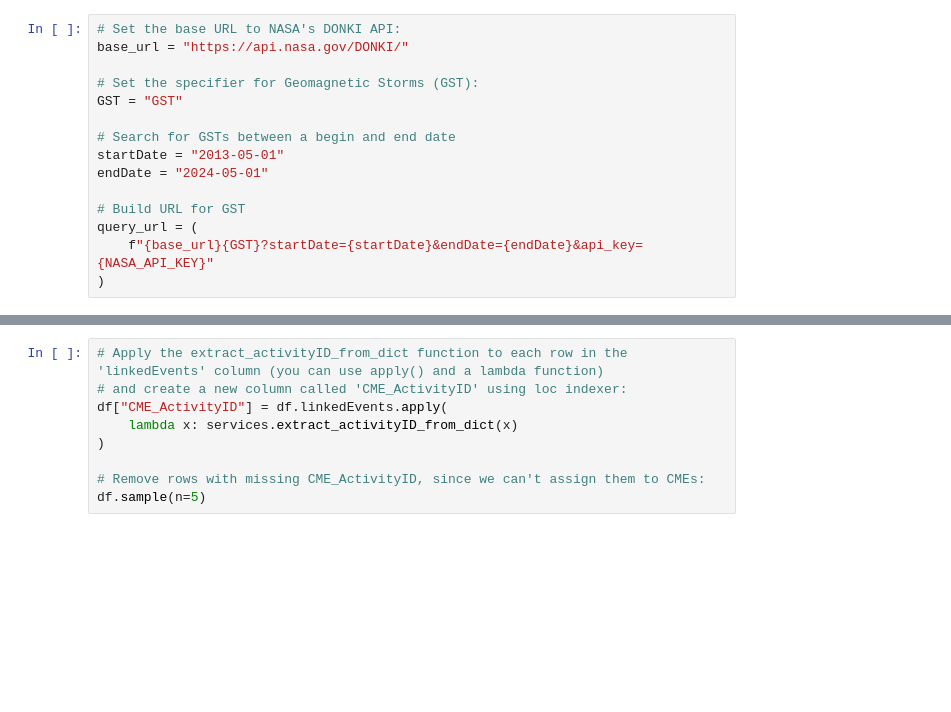
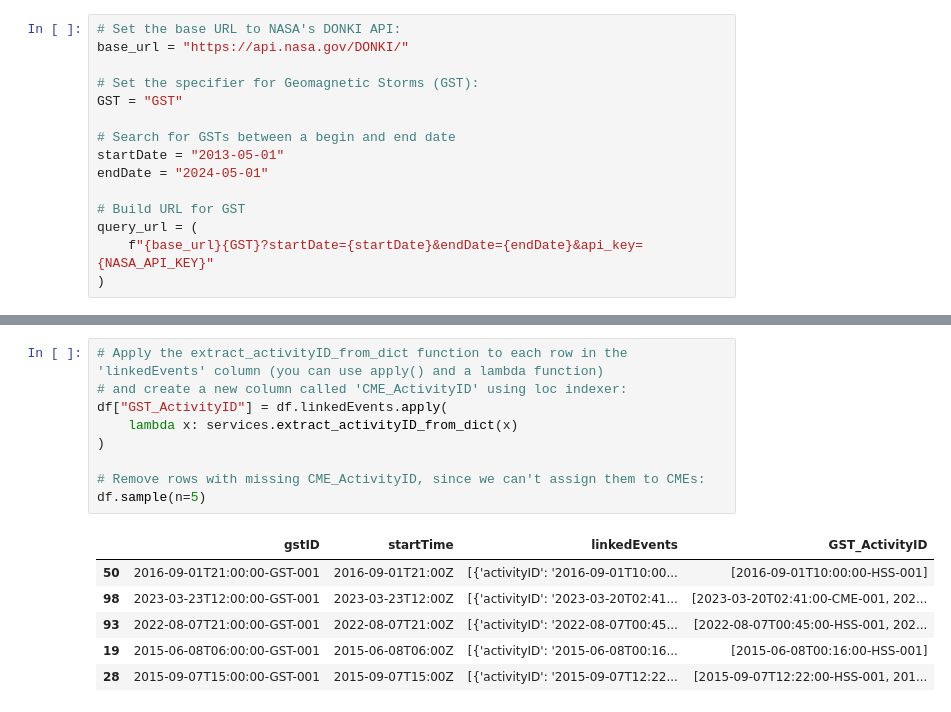
Before and after one commit to 00Smidge/data-sourcing-challenge, a Jupyter notebook: gst_data.ipynb, the cells around one changed output, grey strips where cells are left out. Cells and saved outputs as stored; diff of their text form; blank space fills up the shorter version.

```diff
--- a/gst_data.ipynb
+++ b/gst_data.ipynb
@@ -58,12 +96,19 @@ print(expanded_rows)
 # %%
 # Apply the extract_activityID_from_dict function to each row in the 'linkedEvents' column (you can use apply() and a lambda function)
 # and create a new column called 'CME_ActivityID' using loc indexer:
-df["CME_ActivityID"] = df.linkedEvents.apply(
+df["GST_ActivityID"] = df.linkedEvents.apply(
     lambda x: services.extract_activityID_from_dict(x)
 )
 
 # Remove rows with missing CME_ActivityID, since we can't assign them to CMEs:
 df.sample(n=5)
+# %% [output]
+|  | gstID | startTime | linkedEvents | GST_ActivityID |
+| 50 | 2016-09-01T21:00:00-GST-001 | 2016-09-01T21:00Z | [{'activityID': '2016-09-01T10:00... | [2016-09-01T10:00:00-HSS-001] |
+| 98 | 2023-03-23T12:00:00-GST-001 | 2023-03-23T12:00Z | [{'activityID': '2023-03-20T02:41... | [2023-03-20T02:41:00-CME-001, 202... |
+| 93 | 2022-08-07T21:00:00-GST-001 | 2022-08-07T21:00Z | [{'activityID': '2022-08-07T00:45... | [2022-08-07T00:45:00-HSS-001, 202... |
+| 19 | 2015-06-08T06:00:00-GST-001 | 2015-06-08T06:00Z | [{'activityID': '2015-06-08T00:16... | [2015-06-08T00:16:00-HSS-001] |
+| 28 | 2015-09-07T15:00:00-GST-001 | 2015-09-07T15:00Z | [{'activityID': '2015-09-07T12:22... | [2015-09-07T12:22:00-HSS-001, 201... |
 # %%
 # Convert the 'CME_ActivityID' column to string format
 # Convert the 'cmeID' column to string format
```
Also changed, not shown: parts of 7 cells of this notebook, 2 other files.
